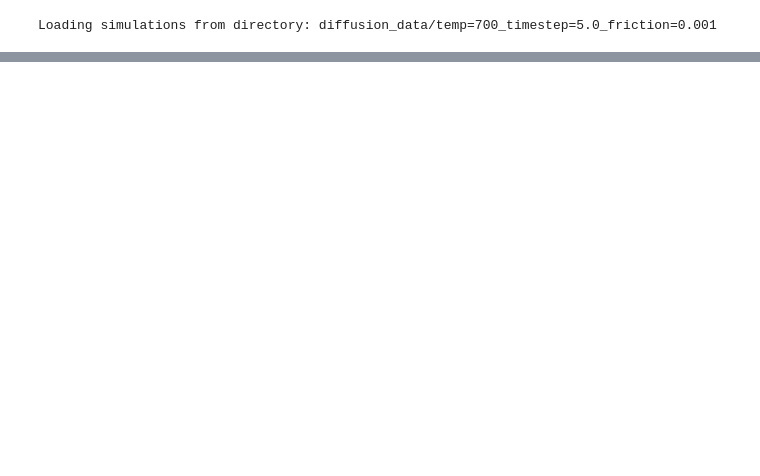
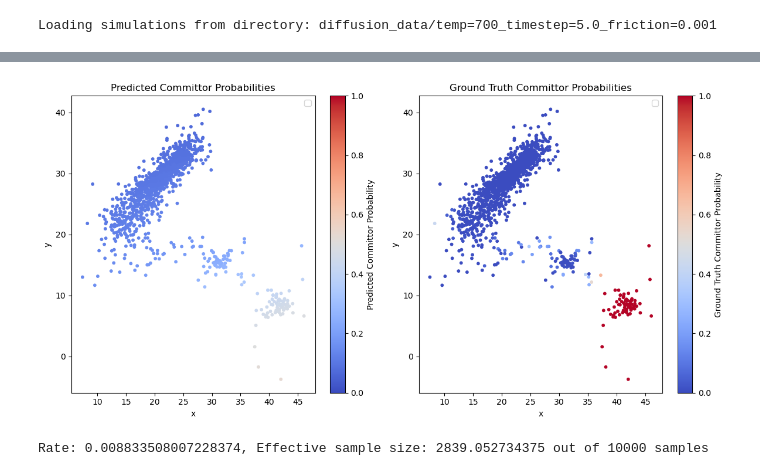
Before and after one commit to michael-psenka/OM-TPS, a Jupyter notebook: train_committor_mb.ipynb, the cells around one changed output, grey strips where cells are left out. Saved outputs shown, nothing was run; the diff lists cells and outputs as text; code cells hidden in the pictures; blank space fills up the shorter version.

Commit message:
get better training and rate computation with muller brown

```diff
--- a/train_committor_mb.ipynb
+++ b/train_committor_mb.ipynb
@@ -320 +340,41 @@ NameError: name 'protein_name' is not defined
+# %%
+# Compute model predicted committor probabilities by looping over the dataset
+committor_model.eval()
+
+committor_probs = []
+for x, _, _, _ in test_dataloader:
+    x = x.to(device).requires_grad_(True)
+    x = (x - mean) / std
+    x = x.to(torch.float32)
+    pred_prob = committor_model(x)
+    committor_probs.append(pred_prob.detach())
+
+committor_probs = torch.cat(committor_probs).cpu().detach().numpy()
+
+# Create a side-by-side plot
+fig, axs = plt.subplots(1, 2, figsize=(12, 6))
+
+# Plot the predicted committor probabilities
+scatter1 = axs[0].scatter(x_test[:, 0], x_test[:, 1], c=committor_probs, cmap='coolwarm', s=10)
+axs[0].set_title('Predicted Committor Probabilities')
+axs[0].set_xlabel('x')
+axs[0].set_ylabel('y')
+axs[0].legend()
+plt.colorbar(scatter1, ax=axs[0], label='Predicted Committor Probability')
+scatter1.set_clim(0, 1)
+
+# Plot the ground truth committor probabilities
+scatter2 = axs[1].scatter(x_test[:, 0], x_test[:, 1], c=probs_test, cmap='coolwarm', s=10)
+axs[1].set_title('Ground Truth Committor Probabilities')
+axs[1].set_xlabel('x')
+axs[1].set_ylabel('y')
+axs[1].legend()
+plt.colorbar(scatter2, ax=axs[1], label='Ground Truth Committor Probability')
+scatter2.set_clim(0, 1)
+
+# Adjust layout and display the plot
+plt.tight_layout()
+plt.show()
+# %% [output]
+[figure, added]
 # %%
@@ -343,0 +424,4 @@ def compute_rates(samples, committor_model, calculator):
+# %%
+rate, N_eff, weights = compute_rates(torch.tensor(gt_traj_keep), committor_model, calculator)
+# %% [output]
+Rate: 0.008833508007228374, Effective sample size: 2839.052734375 out of 10000 samples
```
Also changed, not shown: parts of 8 cells of this notebook, 7 other files.
